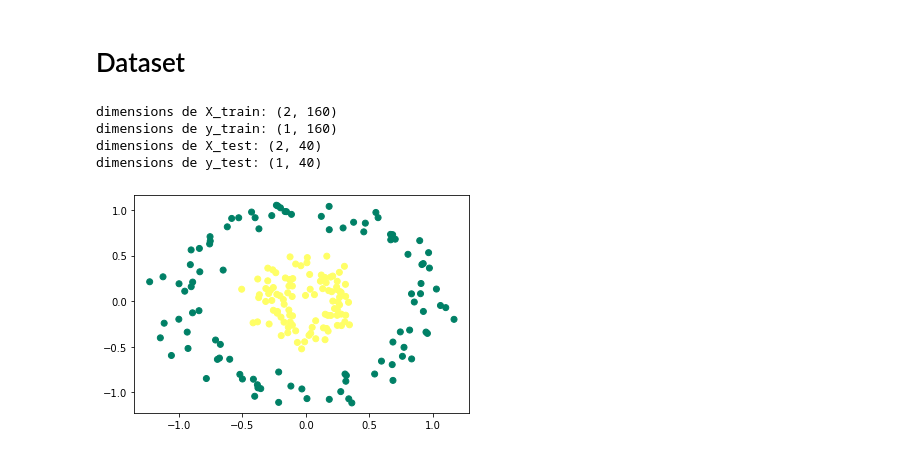
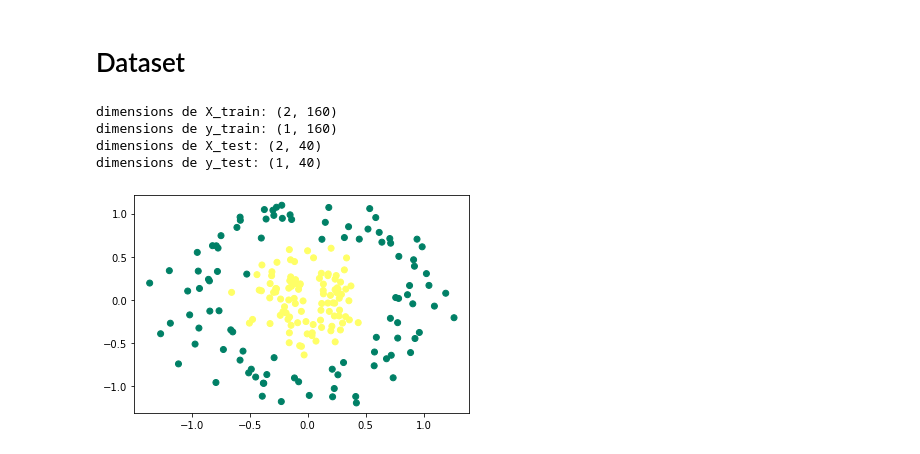
Before and after one commit to BountyKing/MachineLearning, a Jupyter notebook: DeepNeuralNetwork.ipynb, the cells around one changed output. Drawn from its saved outputs; the diff is of its cells as text; code cells hidden in the pictures.

```diff
--- a/DeepNeuralNetwork.ipynb
+++ b/DeepNeuralNetwork.ipynb
@@ -118,26 +136,26 @@ def deep_neural_network(X_train, y_train, X_test, y_test, hidden_layers = (16, 1
 # %%
 N_sample = 200
 
-X, y = make_circles(n_samples=N_sample, noise=0.1, factor=0.3, random_state=0)
+X, y = make_circles(n_samples=N_sample, noise=0.15, factor=0.3, random_state=0)
 X = X.T
 y = y.reshape((1, y.shape[0]))
 sep = int(0.8*N_sample) # indices de separation des data train/test
 X_train = X[:, :sep]
 y_train = y[:, :sep]
 X_test = X[:, sep:]
 y_test = y[:, sep:]
 
 print('dimensions de X_train:', X_train.shape)
 print('dimensions de y_train:', y_train.shape)
 print('dimensions de X_test:', X_test.shape)
 print('dimensions de y_test:', y_test.shape)
 
 plt.scatter(X[0, :], X[1, :], c=y, cmap='summer')
 plt.show()
 # %% [output]
 dimensions de X_train: (2, 160)
 dimensions de y_train: (1, 160)
 dimensions de X_test: (2, 40)
 dimensions de y_test: (1, 40)
-[figure, old version]
+[figure, new version]
 # %%
```
Also changed, not shown: parts of 2 cells of this notebook.
